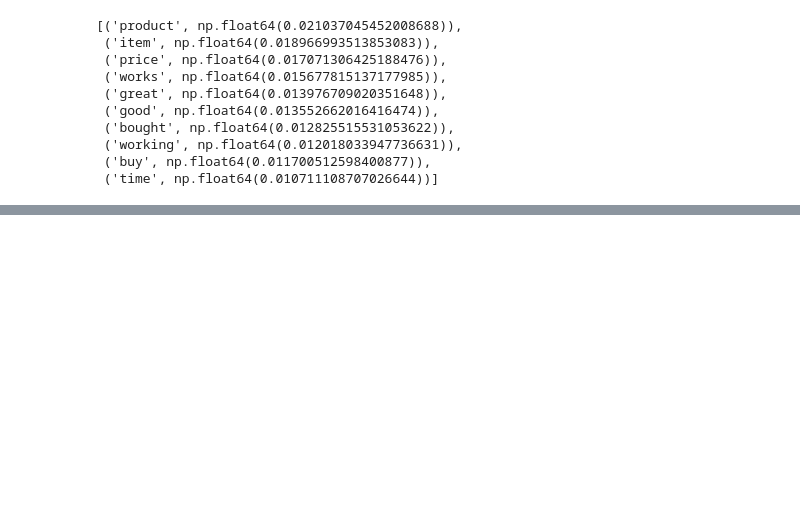
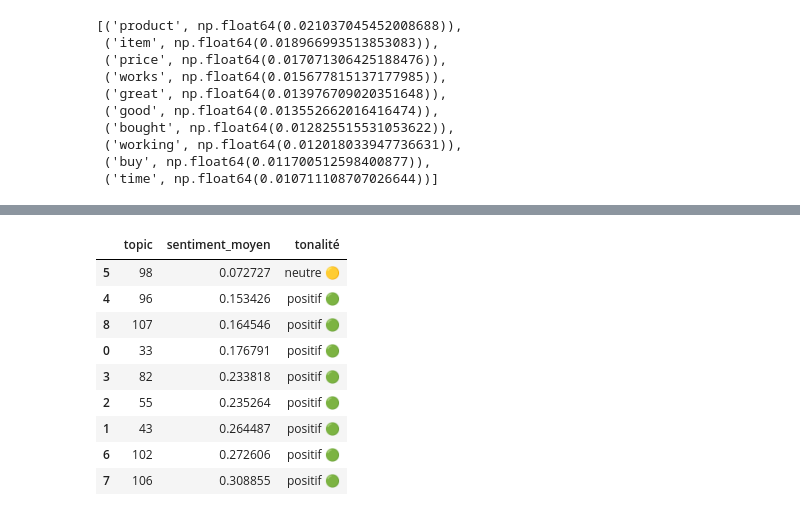
Before and after one commit to mobadata/detection-nouveautes-avis, a Jupyter notebook: Detection_nouveautes.ipynb, the cells around one changed output, grey strips where cells are left out. Saved outputs shown, nothing was run; the diff lists cells and outputs as text; code cells hidden in the pictures; blank space fills up the shorter version.

```diff
--- a/Detection_nouveautes.ipynb
+++ b/Detection_nouveautes.ipynb
@@ -242,0 +325,13 @@ topic_model.visualize_topics_over_time(topics_over_time)
+# %%
+from textblob import TextBlob
+
+df_sample["sentiment"] = df_sample["review_clean"].apply(lambda x: TextBlob(x).sentiment.polarity)
+# %%
+# Calcul de la moyenne des sentiments par topic
+sentiments_nouveaux_topics = df_sample[df_sample["topic"].isin(new_topics)] \
+    .groupby("topic")["sentiment"] \
+    .mean() \
+    .reset_index(name="sentiment_moyen") \
+    .sort_values(by="sentiment_moyen")
+
+sentiments_nouveaux_topics
@@ -242,0 +349,22 @@ topic_model.visualize_topics_over_time(topics_over_time)
+# %%
+def sentiment_label(score):
+    if score > 0.1:
+        return "positif 🟢"
+    elif score < -0.1:
+        return "négatif 🔴"
+    else:
+        return "neutre 🟡"
+
+sentiments_nouveaux_topics["tonalité"] = sentiments_nouveaux_topics["sentiment_moyen"].apply(sentiment_label)
+sentiments_nouveaux_topics
+# %% [output]
+|  | topic | sentiment_moyen | tonalité |
+| 5 | 98 | 0.072727 | neutre 🟡 |
+| 4 | 96 | 0.153426 | positif 🟢 |
+| 8 | 107 | 0.164546 | positif 🟢 |
+| 0 | 33 | 0.176791 | positif 🟢 |
+| 3 | 82 | 0.233818 | positif 🟢 |
+| 2 | 55 | 0.235264 | positif 🟢 |
+| 1 | 43 | 0.264487 | positif 🟢 |
+| 6 | 102 | 0.272606 | positif 🟢 |
+| 7 | 106 | 0.308855 | positif 🟢 |
```
Also changed, not shown: parts of 12 cells of this notebook.
